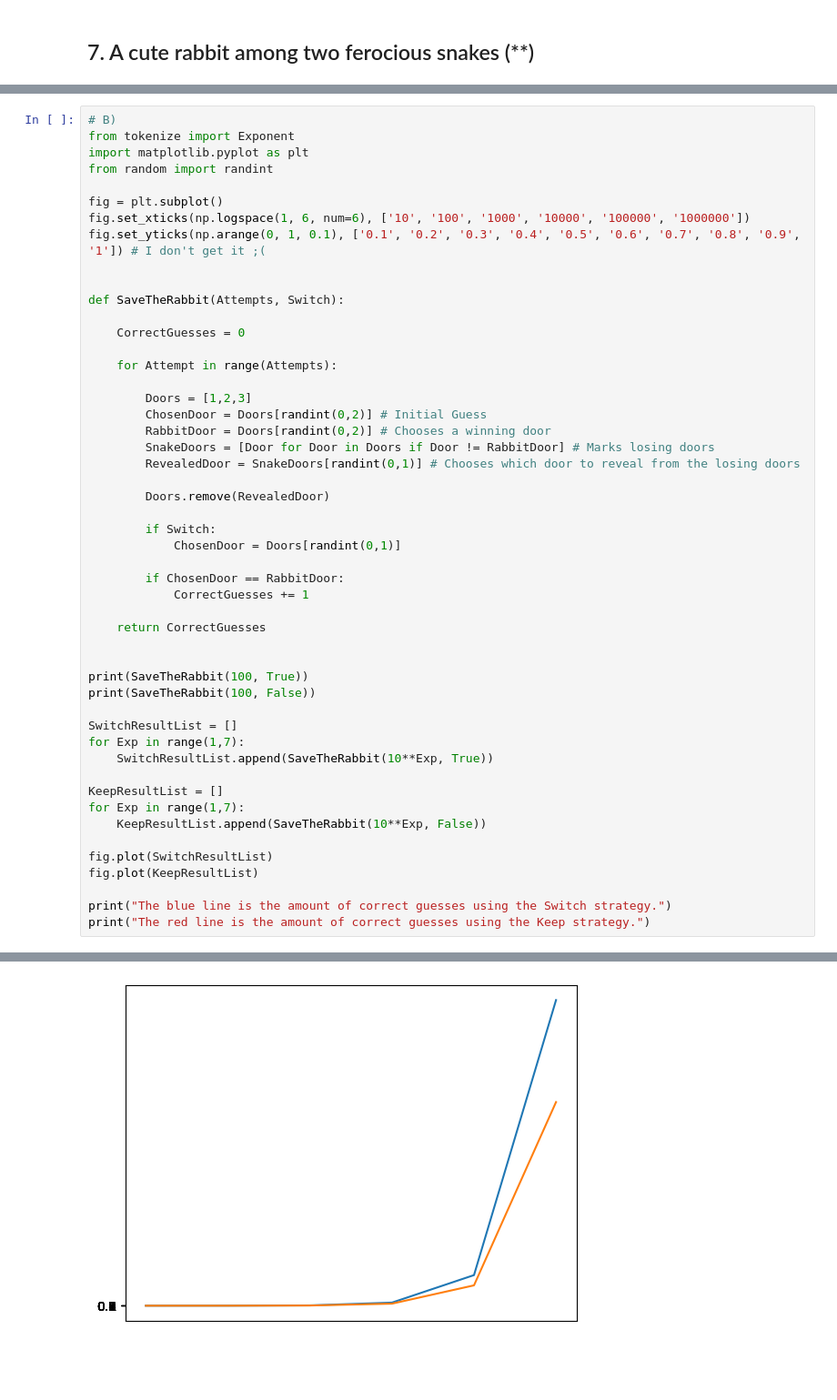
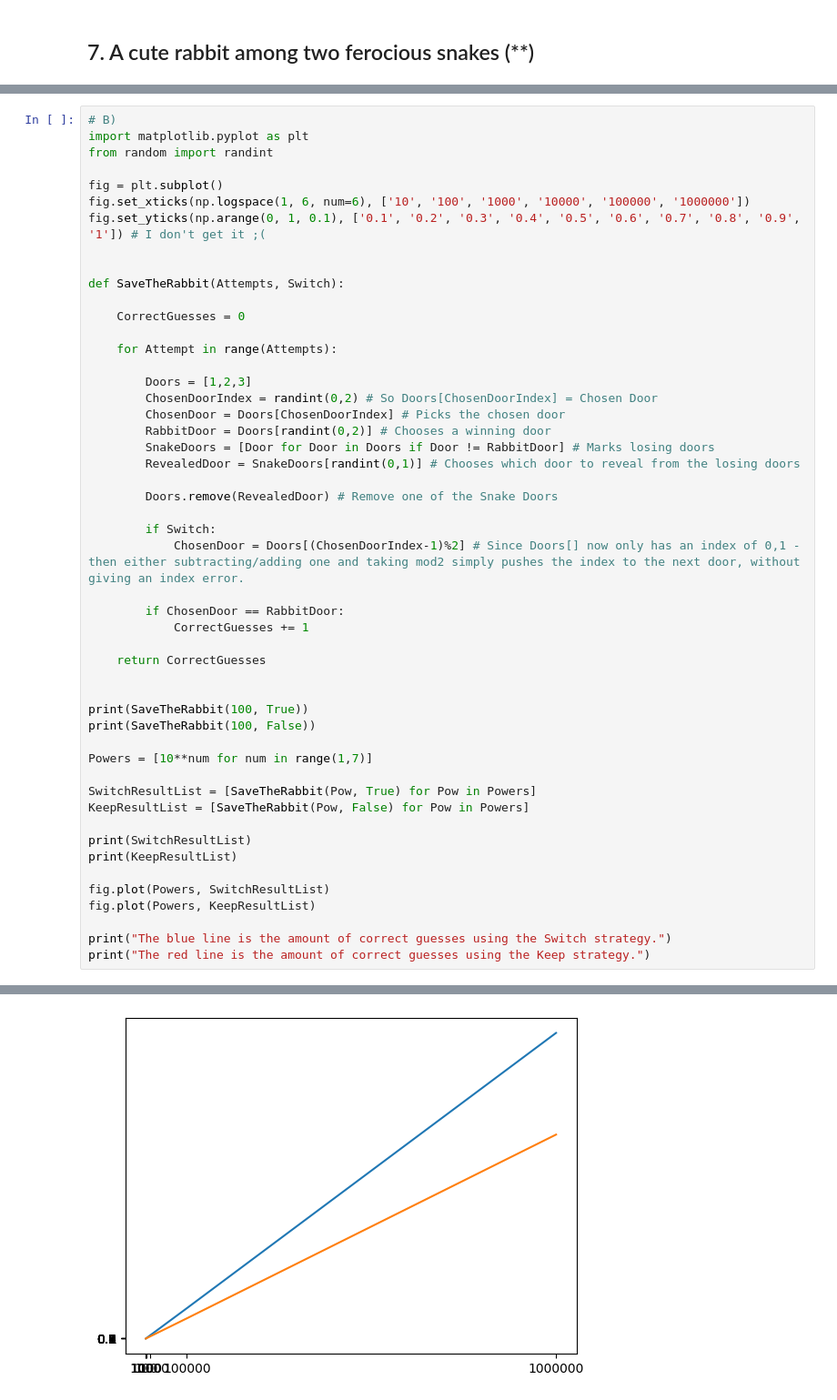
Before and after one commit to GuillermoTuesta/Python-GuillermoTuesta, a Jupyter notebook: IT-Högskolan/Exercises/Exercise 04 - List exercises.ipynb, the cells around one changed output, grey strips where cells are left out. Shown: that part at 91% size. Cells and saved outputs as stored; diff of their text form; blank space fills up the shorter version.

```diff
--- a/IT-Högskolan/Exercises/Exercise 04 - List exercises.ipynb
+++ b/IT-Högskolan/Exercises/Exercise 04 - List exercises.ipynb
@@ -172,6 +175,5 @@ You should therefore always switch after having made an initial guess.
 # %%
 # B)
-from tokenize import Exponent
 import matplotlib.pyplot as plt
 from random import randint
 
@@ -187,15 +189,16 @@ def SaveTheRabbit(Attempts, Switch):
     for Attempt in range(Attempts):
 
         Doors = [1,2,3]
-        ChosenDoor = Doors[randint(0,2)] # Initial Guess
+        ChosenDoorIndex = randint(0,2) # So Doors[ChosenDoorIndex] = Chosen Door
+        ChosenDoor = Doors[ChosenDoorIndex] # Picks the chosen door
         RabbitDoor = Doors[randint(0,2)] # Chooses a winning door
         SnakeDoors = [Door for Door in Doors if Door != RabbitDoor] # Marks losing doors
         RevealedDoor = SnakeDoors[randint(0,1)] # Chooses which door to reveal from the losing doors
 
-        Doors.remove(RevealedDoor)
+        Doors.remove(RevealedDoor) # Remove one of the Snake Doors
 
         if Switch:
-            ChosenDoor = Doors[randint(0,1)]
+            ChosenDoor = Doors[(ChosenDoorIndex-1)%2] # Since Doors[] now only has an index of 0,1 - then either subtracting/adding one and taking mod2 simply pushes the index to the next door, without giving an index error.
 
         if ChosenDoor == RabbitDoor:
             CorrectGuesses += 1
@@ -206,16 +209,16 @@ def SaveTheRabbit(Attempts, Switch):
 print(SaveTheRabbit(100, True))
 print(SaveTheRabbit(100, False))
 
-SwitchResultList = []
-for Exp in range(1,7):
-    SwitchResultList.append(SaveTheRabbit(10**Exp, True))
+Powers = [10**num for num in range(1,7)]
 
-KeepResultList = []
-for Exp in range(1,7):
-    KeepResultList.append(SaveTheRabbit(10**Exp, False))
+SwitchResultList = [SaveTheRabbit(Pow, True) for Pow in Powers]
+KeepResultList = [SaveTheRabbit(Pow, False) for Pow in Powers]
 
-fig.plot(SwitchResultList)
-fig.plot(KeepResultList)
+print(SwitchResultList)
+print(KeepResultList)
+
+fig.plot(Powers, SwitchResultList)
+fig.plot(Powers, KeepResultList)
 
 print("The blue line is the amount of correct guesses using the Switch strategy.")
 print("The red line is the amount of correct guesses using the Keep strategy.")
@@ -225,3 +230,3 @@ print("The red line is the amount of correct guesses using the Keep strategy.")
 The blue line is the amount of correct guesses using the Switch strategy.
 The red line is the amount of correct guesses using the Keep strategy.
-[figure, old version]
+[figure, new version]
```
Also changed, not shown: parts of 6 cells of this notebook, 1 other file.
